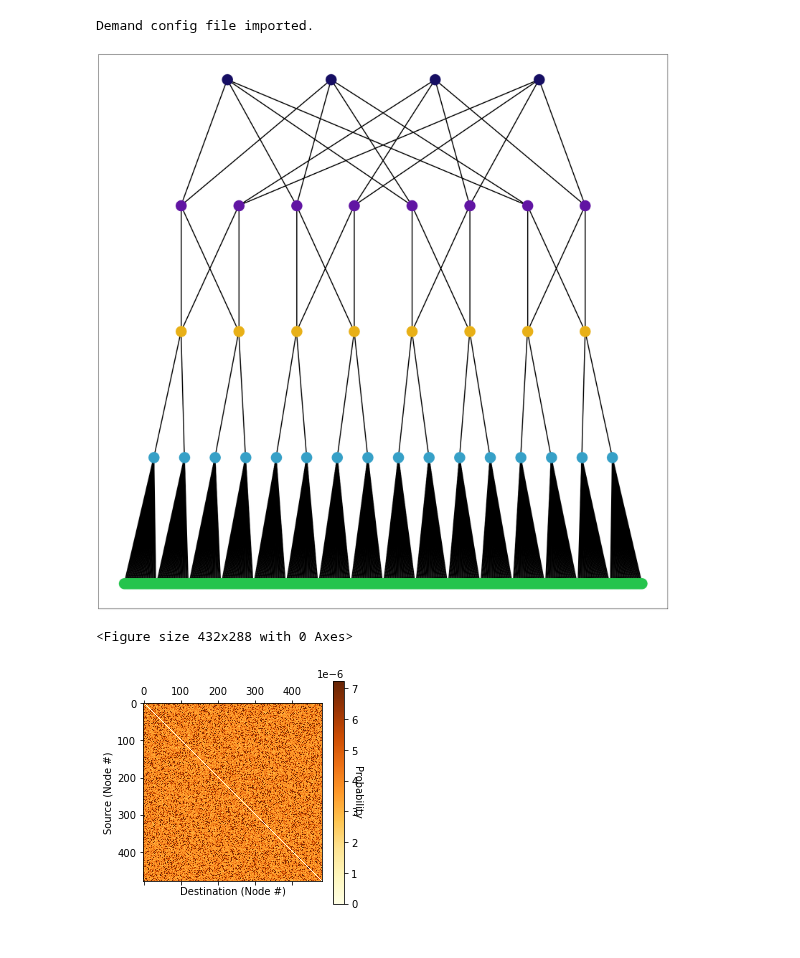
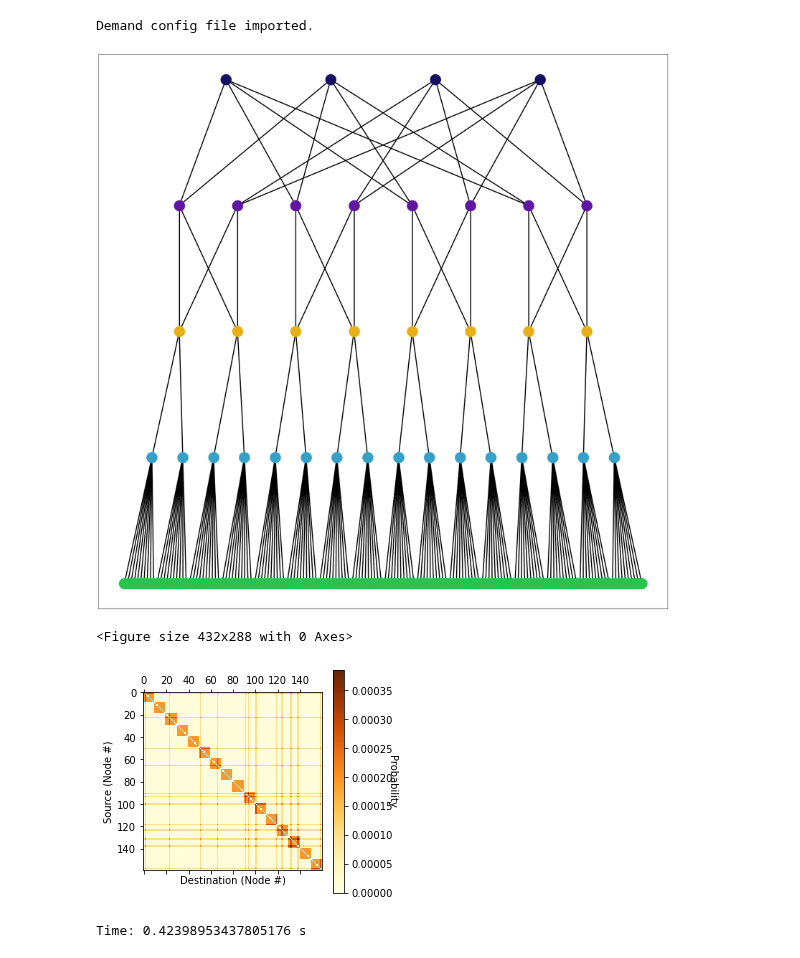
Before and after one commit to cwfparsonson/trafpy, a Jupyter notebook: notebooks/load_implementation.ipynb, the cells around one changed output. Saved outputs shown, nothing was run; the diff lists cells and outputs as text; code cells hidden in the pictures.

Commit message:
:racehorse: Redo of rack config adjustment to be much faster.

```diff
--- a/notebooks/load_implementation.ipynb
+++ b/notebooks/load_implementation.ipynb
@@ -60,20 +60,32 @@ print('Network capacity: {} Gbps'.format(network_capacity))
 print('Num slots: {}'.format(len(slots_dict.keys())))
 # print('Slots dict:\n{}'.format(_slots_dict))
 # %%
-net = tpg.gen_fat_tree(k=4, N=30, num_channels=1)
+net = tpg.gen_fat_tree(k=4, N=10, num_channels=1)
 fig = tpg.plot_network(net, draw_node_labels=False, network_node_size=1000, linewidths=1)
 # %% [output]
-[figure, old version]
+[figure, new version]
 # %%
-# rack_prob_config = {'racks_dict': net.graph['rack_to_ep_dict'], 'prob_inter_rack': 0.7}
-rack_prob_config = None
+import time
+
+start = time.time()
+
+rack_prob_config = {'racks_dict': net.graph['rack_to_ep_dict'], 'prob_inter_rack': 0.7}
+# rack_prob_config = None
+
+num_skewed_nodes = int(0.1 * len(net.graph['endpoints']))
+# num_skewed_pairs = int(0.05 * (len(net.graph['endpoints'])**2-len(net.graph['endpoints'])))
 
 # node_dist, _ = tpg.gen_uniform_node_dist(net.graph['endpoints'], rack_prob_config=rack_prob_config, show_fig=True, print_data=False)
+node_dist, _ = tpg.gen_multimodal_node_dist(net.graph['endpoints'], rack_prob_config=rack_prob_config, show_fig=True, print_data=False, num_skewed_nodes=num_skewed_nodes, skewed_node_probs = [0.55/num_skewed_nodes for _ in range(num_skewed_nodes)])
 # node_dist, _ = tpg.gen_multimodal_node_dist(net.graph['endpoints'], rack_prob_config=rack_prob_config, show_fig=True, print_data=False)
-node_dist, _ = tpg.gen_multimodal_node_pair_dist(net.graph['endpoints'], rack_prob_config=rack_prob_config, show_fig=True, print_data=False)
+# node_dist, _ = tpg.gen_multimodal_node_pair_dist(net.graph['endpoints'], rack_prob_config=rack_prob_config, show_fig=True, print_data=False, num_skewed_pairs=num_skewed_pairs)
+
+end = time.time()
+print('Time: {} s'.format(end-start))
 # %% [output]
 <Figure size 432x288 with 0 Axes>
-[figure, old version]
+[figure, new version]
+Time: 0.42398953437805176 s
 # %%
 sn, dn = tpg.gen_node_demands(eps=net.graph['endpoints'], node_dist=node_dist, num_demands=5000, rack_prob_config=rack_prob_config)
 
```
Also changed, not shown: 2 other files.
